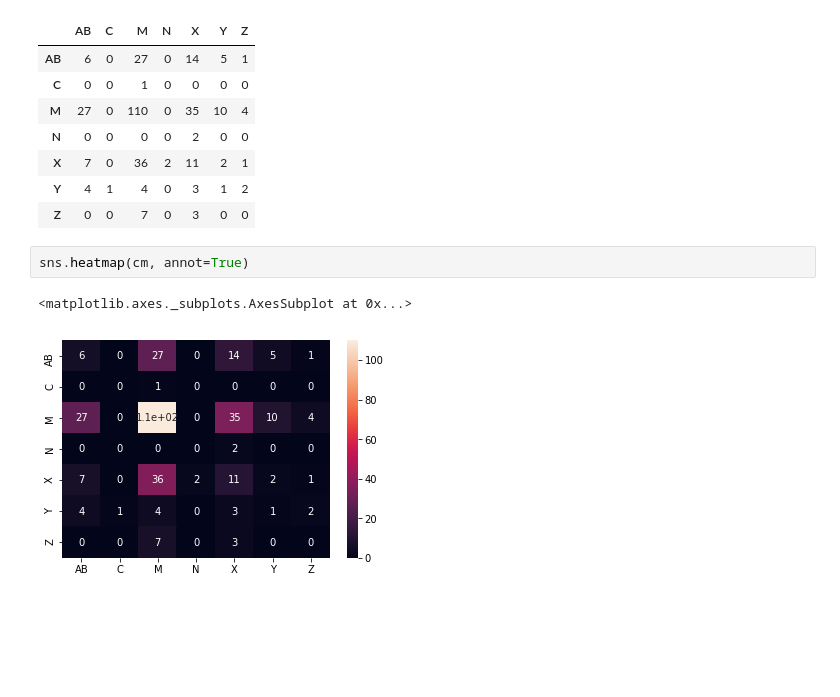
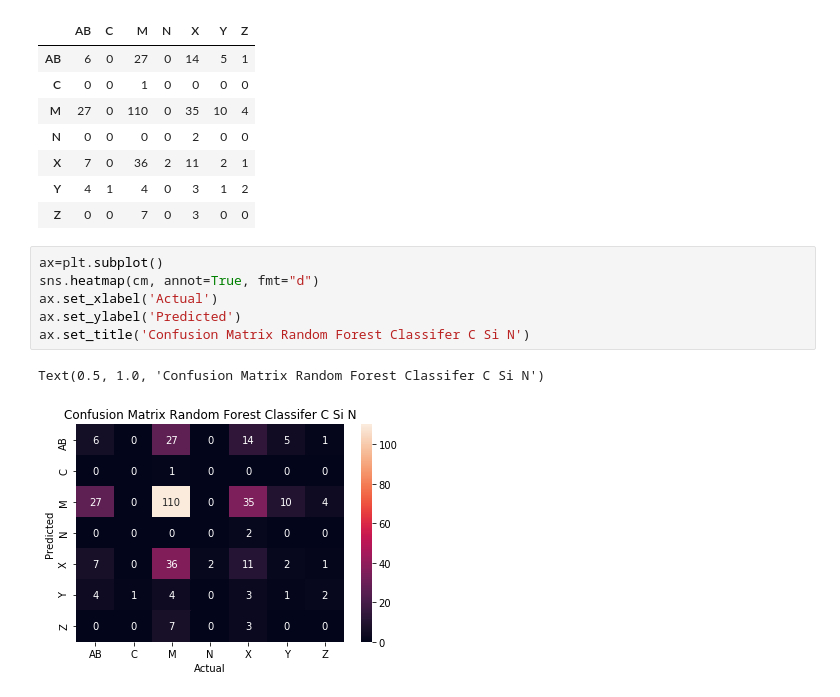
Before and after one commit to dianess/meteorite-classification, a Jupyter notebook: RFC C Si N confusion matrix.ipynb, the cells around one changed output. Drawn from its saved outputs; the diff is of its cells as text; blank space fills up the shorter version.

Commit message:
seaborn confusion matrix picture

```diff
--- a/RFC C Si N confusion matrix.ipynb
+++ b/RFC C Si N confusion matrix.ipynb
@@ -200,8 +201,12 @@ cm
 | X | 7 | 0 | 36 | 2 | 11 | 2 | 1 |
 | Y | 4 | 1 | 4 | 0 | 3 | 1 | 2 |
 | Z | 0 | 0 | 7 | 0 | 3 | 0 | 0 |
-# %%
-sns.heatmap(cm, annot=True)
-# %% [output]
-<matplotlib.axes._subplots.AxesSubplot at 0x...>
-[figure, removed]
+# %%
+ax=plt.subplot()
+sns.heatmap(cm, annot=True, fmt="d")
+ax.set_xlabel('Actual')
+ax.set_ylabel('Predicted')
+ax.set_title('Confusion Matrix Random Forest Classifer C Si N')
+# %% [output]
+Text(0.5, 1.0, 'Confusion Matrix Random Forest Classifer C Si N')
+[figure, added]
```
Also changed, not shown: parts of 1 cell of this notebook, 1 other file.
